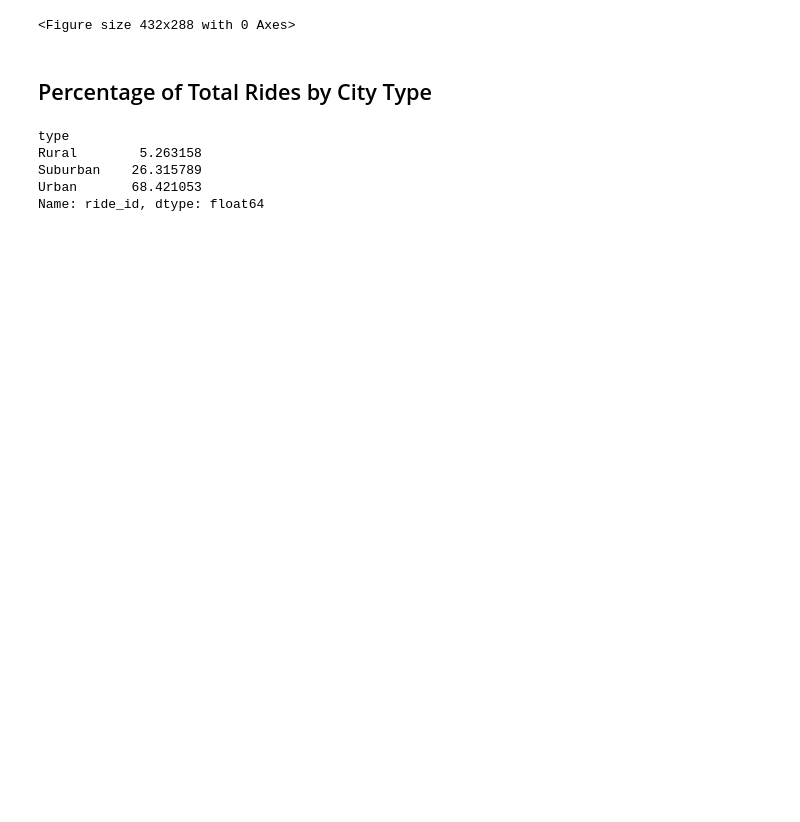
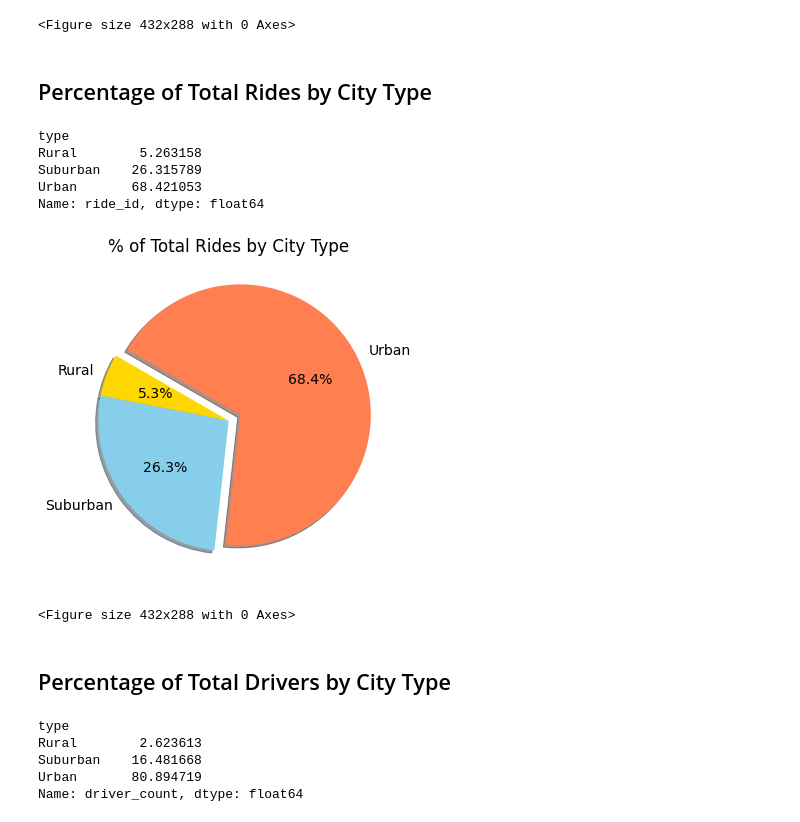
Before and after one commit to Wall-E28/pyBer_analysis, a Jupyter notebook: PyBer.ipynb, the cells around one changed output. Cells and saved outputs as stored; diff of their text form; code cells hidden in the pictures; blank space fills up the shorter version.

Commit message:
Adding Fig7.png to analysis folder and updating PyBer.ipynb file

```diff
--- a/PyBer.ipynb
+++ b/PyBer.ipynb
@@ -1064,14 +1064,29 @@ Name: ride_id, dtype: float64
 # %%
 # Create pie chart for total rides by city types
 plt.subplots(figsize=(10,6))
-plt.pie(type_percents, labels = ["Rural", "Suburban", "Urban"],
+plt.pie(ride_percents, labels = ["Rural", "Suburban", "Urban"],
         colors = ["gold", "skyblue", "coral"], explode = [0, 0, 0.1],
         autopct = '%1.1f%%', shadow = True, startangle = 150)
-plt.title("% of Total Fares by City Type")
+plt.title("% of Total Rides by City Type")
 
 # Change font size
 mpl.rcParams['font.size'] = 14
 plt.show()
 
 # Save figure
-plt.savefig('analysis/Fig5.png')
+plt.savefig('analysis/Fig6.png')
+# %% [output]
+[figure, added]
+<Figure size 432x288 with 0 Axes>
+# %% [markdown]
+## Percentage of Total Drivers by City Type
+# %%
+# Get % of total drivers for each city type
+driver_percents = 100 * city_data_df.groupby(["type"]).sum()["driver_count"] / city_data_df.sum()["driver_count"]
+driver_percents
+# %% [output]
+type
+Rural        2.623613
+Suburban    16.481668
+Urban       80.894719
+Name: driver_count, dtype: float64
```
Also changed, not shown: parts of 2 cells of this notebook, 1 other file.
